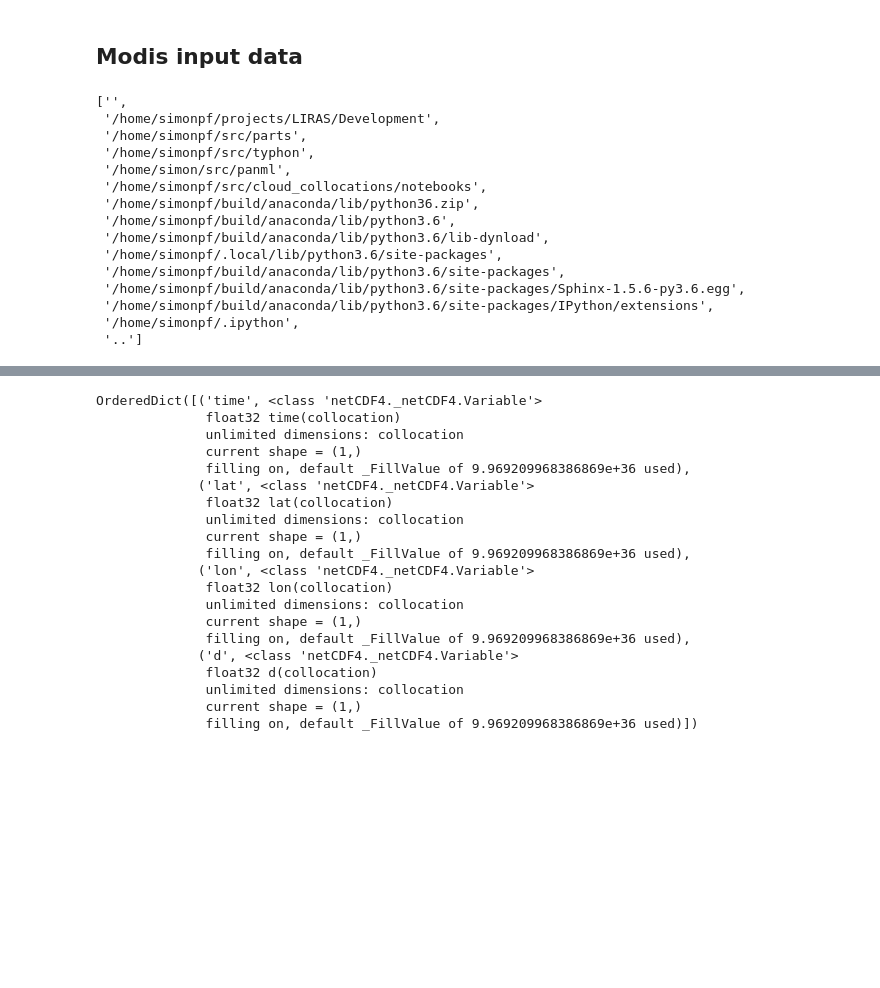
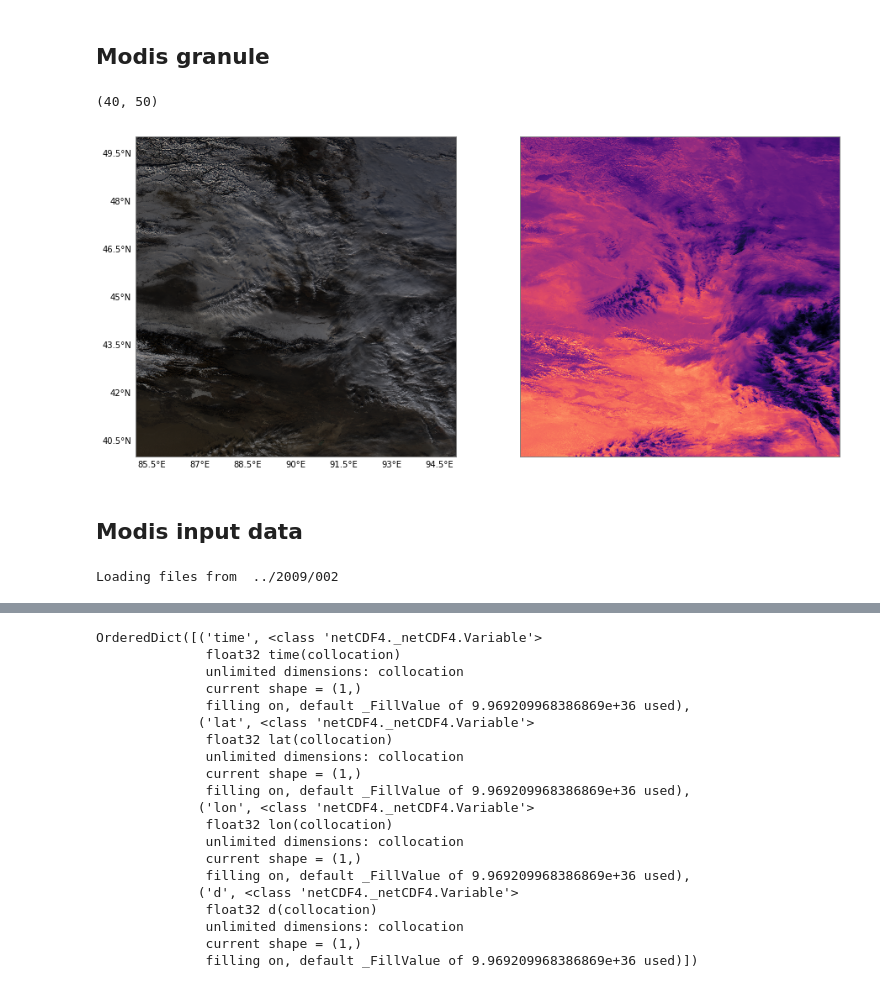
Before and after one commit to Arcane561/cloud_colocations, a Jupyter notebook: notebooks/plot_collocations.ipynb, the cells around one changed output, grey strips where cells are left out. Cells and saved outputs as stored; diff of their text form; code cells hidden in the pictures; blank space fills up the shorter version.

```diff
--- a/notebooks/plot_collocations.ipynb
+++ b/notebooks/plot_collocations.ipynb
@@ -9,24 +9,35 @@ from netCDF4 import Dataset
 import sys
 sys.path.append("..")
 
-plt.style.use("/home/simonpf/.config/matplotlib/notebook")
+plt.style.use("~/.config/matplotlib/notebook")
+# %% [markdown]
+## Modis granule
+# %%
+from cloud_colocations.formats import ModisMyd03, ModisMyd021km
+
+modis_granule     = ModisMyd021km("../cache/MYD021KM.A2009002.0715.006.2012058150852.hdf")
+modis_geo_granule = ModisMyd03("../cache/MYD03.A2009002.0715.006.2012054204904.hdf")
+# %%
+lon_lims = [85, 95]
+lat_lims = [40, 50]
+# %%
+from cloud_colocations.plots   import plot_modis_granule_composite, plot_scalar_field
+from matplotlib.gridspec import GridSpec
+f = plt.figure(figsize = (15, 8))
+gs = GridSpec(1, 2)
+
+ax, _ = plot_modis_granule_composite(modis_granule, modis_geo_granule, grid_spec = gs[0])
+ax.set_xlim(lon_lims)
+ax.set_ylim(lat_lims)
+
+lats = modis_geo_granule.lats
+lons = modis_geo_granule.lons
+x    = modis_granule.data[30, :, :]
+ax, _ = plot_scalar_field(x, lats, lons, grid_spec = gs[1])
+ax.set_xlim(lon_lims)
+ax.set_ylim(lat_lims)
+# %% [output]
+(40, 50)
+[figure, added]
 # %% [markdown]
 ## Modis input data
-# %%
-sys.path
-# %% [output]
-['',
- '/home/simonpf/projects/LIRAS/Development',
- '/home/simonpf/src/parts',
- '/home/simonpf/src/typhon',
- '/home/simon/src/panml',
- '/home/simonpf/src/cloud_collocations/notebooks',
- '/home/simonpf/build/anaconda/lib/python36.zip',
- '/home/simonpf/build/anaconda/lib/python3.6',
- '/home/simonpf/build/anaconda/lib/python3.6/lib-dynload',
- '/home/simonpf/.local/lib/python3.6/site-packages',
- '/home/simonpf/build/anaconda/lib/python3.6/site-packages',
- '/home/simonpf/build/anaconda/lib/python3.6/site-packages/Sphinx-1.5.6-py3.6.egg',
- '/home/simonpf/build/anaconda/lib/python3.6/site-packages/IPython/extensions',
- '/home/simonpf/.ipython',
- '..']
@@ -33,3 +47,5 @@ sys.path
 # %%
-from cloud_collocations.raw_data import RawData
-data = RawData(2009, 2, 20)
+from cloud_colocations.raw_data import RawData
+data = RawData(2009, 2, 20, basepath = "..")
+# %% [output]
+Loading files from  ../2009/002
```
Also changed, not shown: parts of 16 cells of this notebook, 27 other files.
